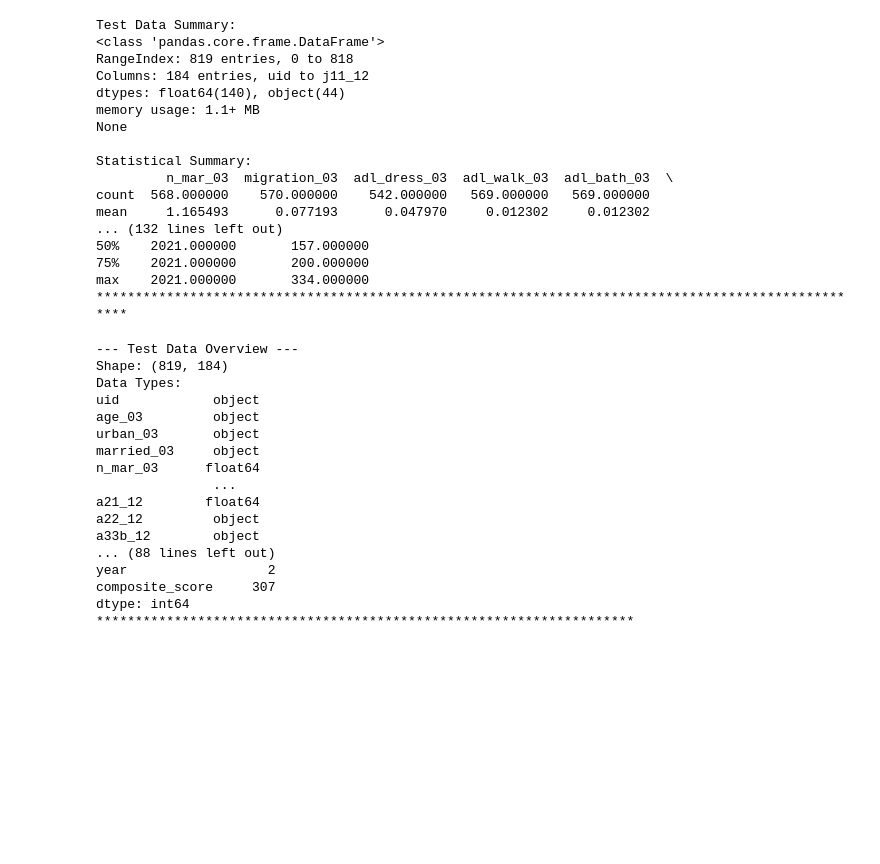
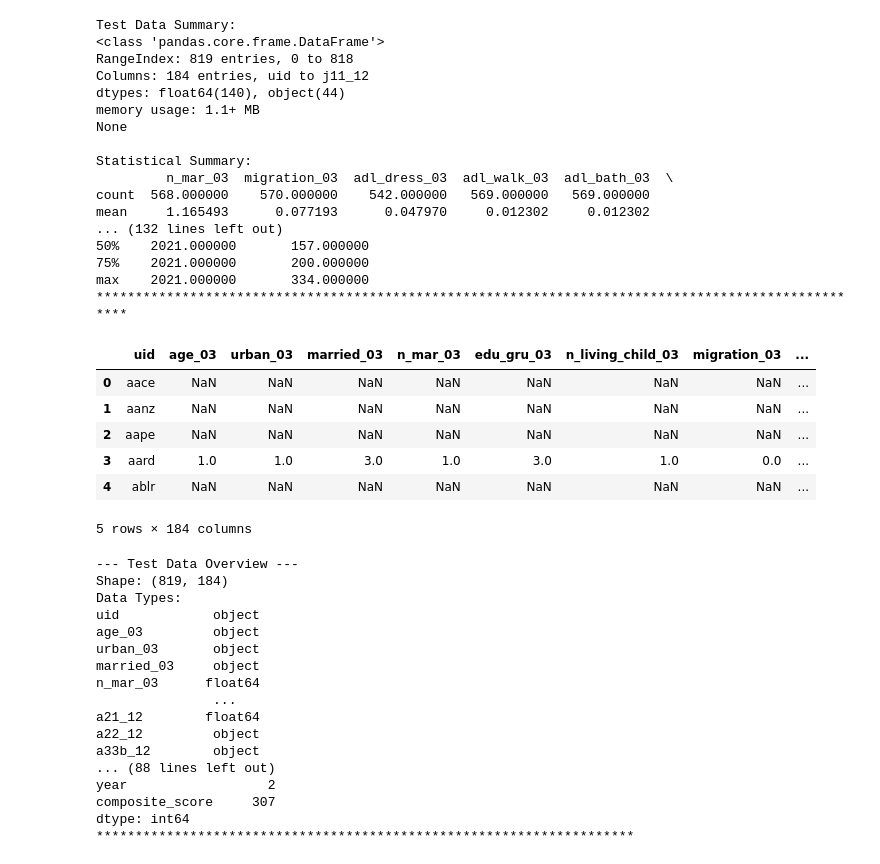
Before and after one commit to geomwangi007/Early-Detection-of-Alzheimer-s-Disease-and-Related-Dementias-Using-Social-Determinants-of-Health, a Jupyter notebook: IPNYBS/Geoffrey.ipynb, the cells around one changed output. Drawn from its saved outputs; the diff is of its cells as text; code cells hidden in the pictures; blank space fills up the shorter version.

```diff
--- a/IPNYBS/Geoffrey.ipynb
+++ b/IPNYBS/Geoffrey.ipynb
@@ -42,6 +42,16 @@ mean     1.165493      0.077193      0.047970     0.012302     0.012302
 75%    2021.000000       200.000000
 max    2021.000000       334.000000
 ****************************************************************************************************
+# %%
+train_data.head()
+# %% [output]
+|  | uid | age_03 | urban_03 | married_03 | n_mar_03 | edu_gru_03 | n_living_child_03 | migration_03 | ... |
+| 0 | aace | NaN | NaN | NaN | NaN | NaN | NaN | NaN | ... |
+| 1 | aanz | NaN | NaN | NaN | NaN | NaN | NaN | NaN | ... |
+| 2 | aape | NaN | NaN | NaN | NaN | NaN | NaN | NaN | ... |
+| 3 | aard | 1.0 | 1.0 | 3.0 | 1.0 | 3.0 | 1.0 | 0.0 | ... |
+| 4 | ablr | NaN | NaN | NaN | NaN | NaN | NaN | NaN | ... |
+5 rows × 184 columns
 # %%
 # Checking dataset dimensions and data types
 for name, data in datasets:
```
Also changed, not shown: parts of 2 cells of this notebook.
